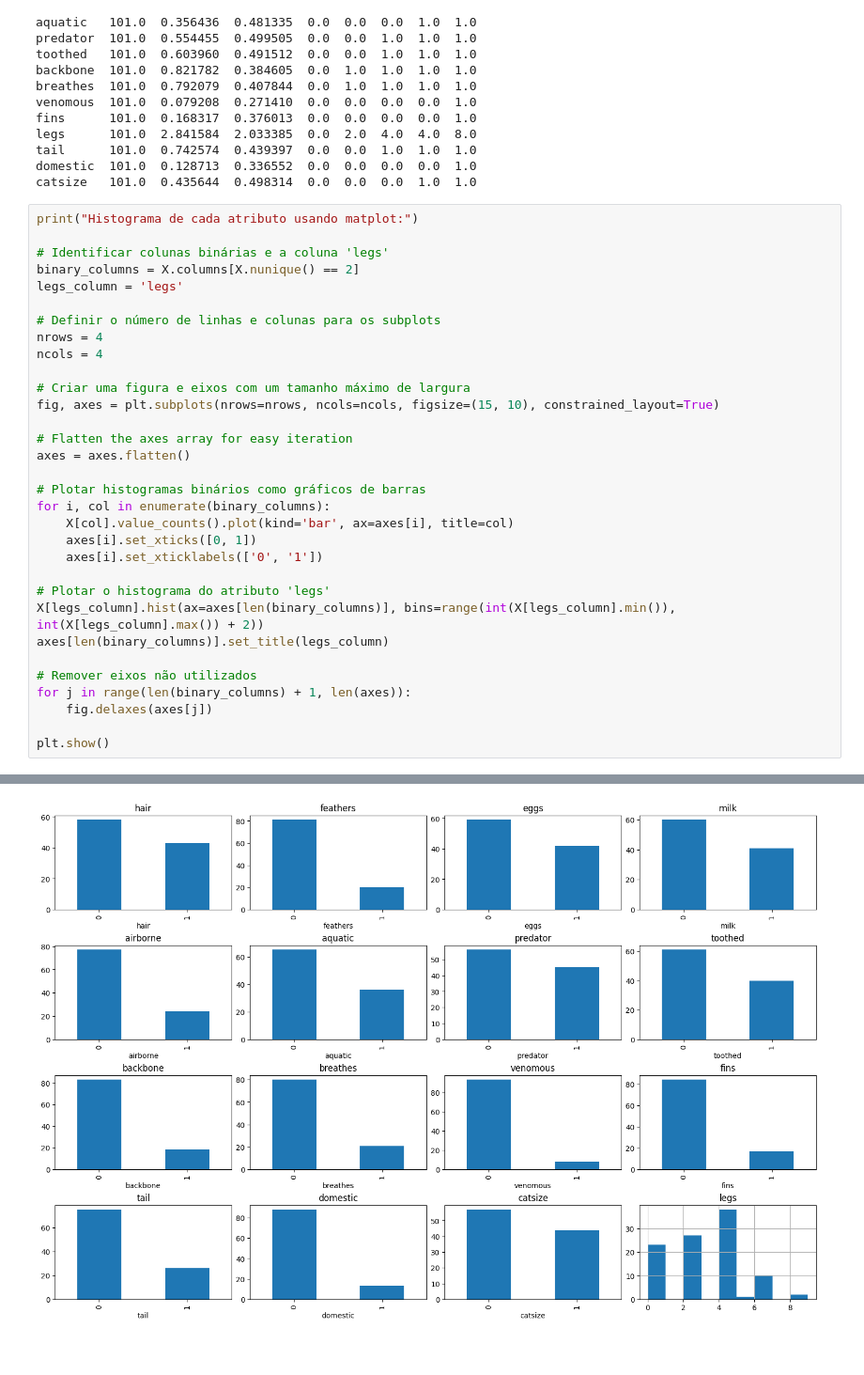
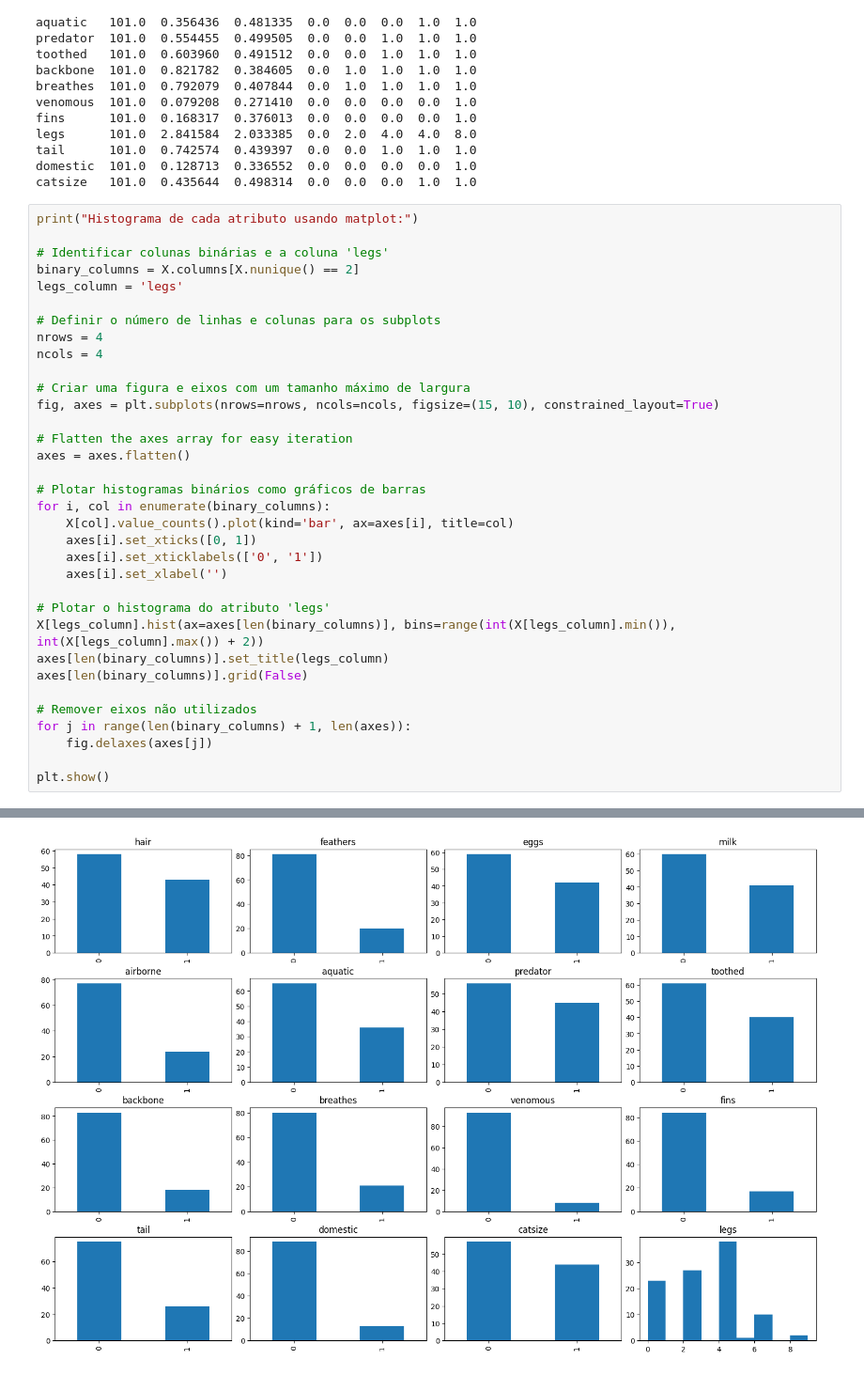
Before and after one commit to renercrisostomo/Trabalho-IA, a Jupyter notebook: src/trabalho.ipynb, the cells around one changed output, grey strips where cells are left out. Shown at 94% size. Saved outputs shown, nothing was run; the diff lists cells and outputs as text.

Commit message:
ajustado plot dos histogramas dos atributos

```diff
--- a/src/trabalho.ipynb
+++ b/src/trabalho.ipynb
@@ -63,31 +63,33 @@ print("Histograma de cada atributo usando matplot:")
 binary_columns = X.columns[X.nunique() == 2]
 legs_column = 'legs'
 
 # Definir o número de linhas e colunas para os subplots
 nrows = 4
 ncols = 4
 
 # Criar uma figura e eixos com um tamanho máximo de largura
 fig, axes = plt.subplots(nrows=nrows, ncols=ncols, figsize=(15, 10), constrained_layout=True)
 
 # Flatten the axes array for easy iteration
 axes = axes.flatten()
 
 # Plotar histogramas binários como gráficos de barras
 for i, col in enumerate(binary_columns):
     X[col].value_counts().plot(kind='bar', ax=axes[i], title=col)
     axes[i].set_xticks([0, 1])
     axes[i].set_xticklabels(['0', '1'])
+    axes[i].set_xlabel('')
 
 # Plotar o histograma do atributo 'legs'
 X[legs_column].hist(ax=axes[len(binary_columns)], bins=range(int(X[legs_column].min()), int(X[legs_column].max()) + 2))
 axes[len(binary_columns)].set_title(legs_column)
+axes[len(binary_columns)].grid(False)
 
 # Remover eixos não utilizados
 for j in range(len(binary_columns) + 1, len(axes)):
     fig.delaxes(axes[j])
 
 plt.show()
 # %% [output]
 Histograma de cada atributo usando matplot:
-[figure, old version]
+[figure, new version]
```
Also changed, not shown: parts of 1 cell of this notebook.
